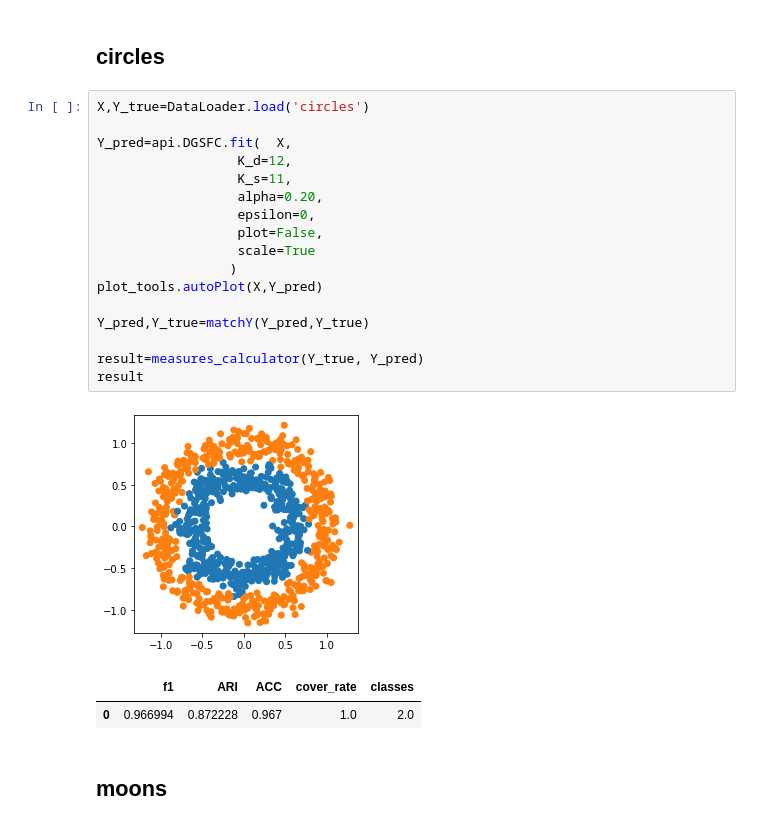
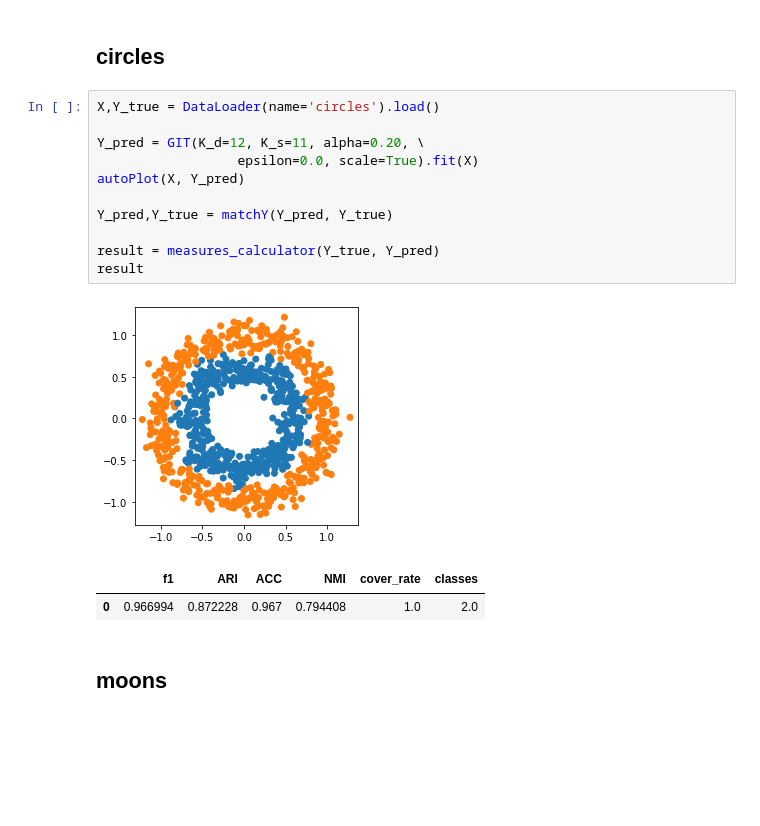
Before and after one commit to gaozhangyang/GIT, a Jupyter notebook: ex1_toy/experiments_toydata.ipynb, the cells around one changed output. Drawn from its saved outputs; the diff is of its cells as text; blank space fills up the shorter version.

```diff
--- a/ex1_toy/experiments_toydata.ipynb
+++ b/ex1_toy/experiments_toydata.ipynb
@@ -56,26 +10,20 @@ class DataLoader:
 # %% [markdown]
 ## circles
 # %%
-X,Y_true=DataLoader.load('circles')
+X,Y_true = DataLoader(name='circles').load()
 
-Y_pred=api.DGSFC.fit(  X,
-                  K_d=12,
-                  K_s=11,
-                  alpha=0.20,
-                  epsilon=0,
-                  plot=False,
-                  scale=True
-                 )
-plot_tools.autoPlot(X,Y_pred)
+Y_pred = GIT(K_d=12, K_s=11, alpha=0.20, \
+                  epsilon=0.0, scale=True).fit(X)
+autoPlot(X, Y_pred)
 
-Y_pred,Y_true=matchY(Y_pred,Y_true)
+Y_pred,Y_true = matchY(Y_pred, Y_true)
 
-result=measures_calculator(Y_true, Y_pred)
+result = measures_calculator(Y_true, Y_pred)
 result
 # %% [output]
 [figure]
-|  | f1 | ARI | ACC | cover_rate | classes |
-| 0 | 0.966994 | 0.872228 | 0.967 | 1.0 | 2.0 |
+|  | f1 | ARI | ACC | NMI | cover_rate | classes |
+| 0 | 0.966994 | 0.872228 | 0.967 | 0.794408 | 1.0 | 2.0 |
 # %% [markdown]
 ## moons
 # %%
```
Also changed, not shown: parts of 43 cells of this notebook, 46 other files.
